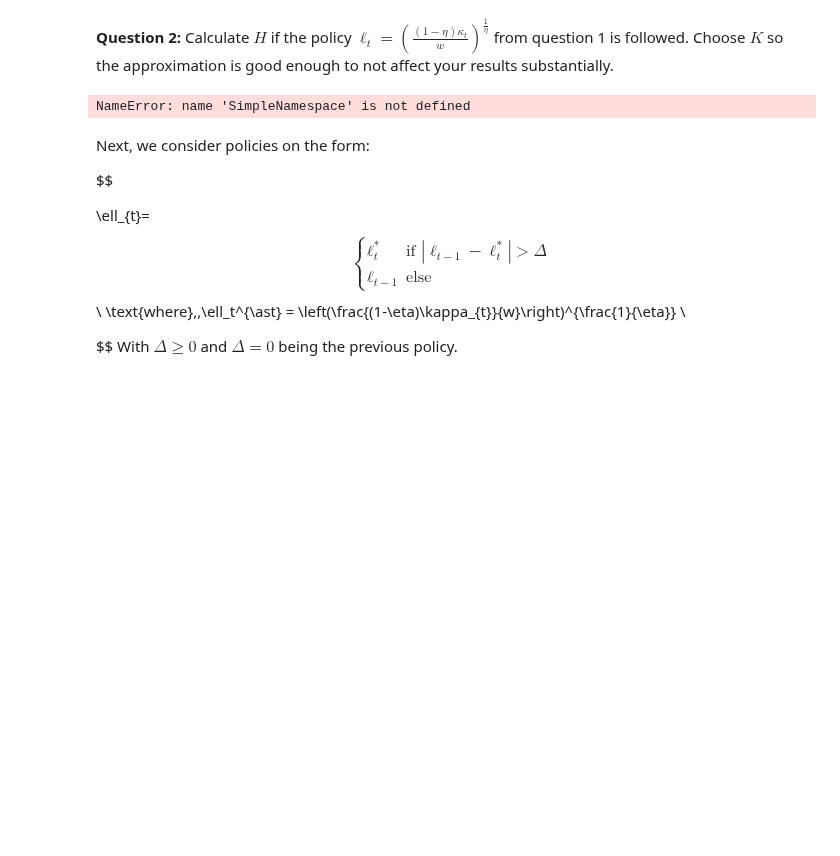
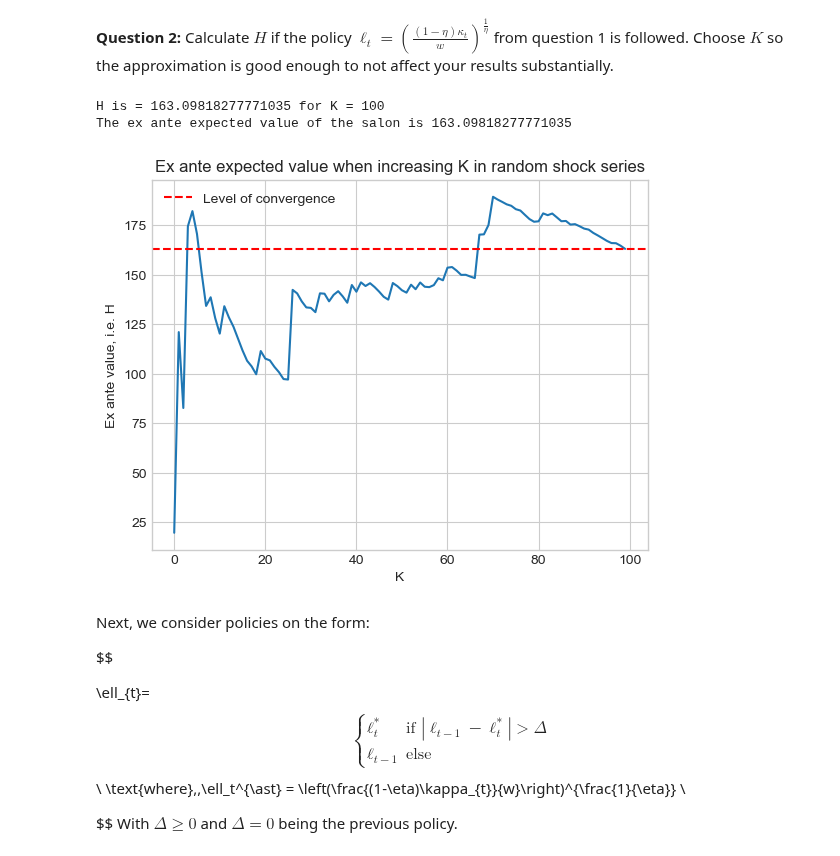
Before and after one commit to NumEconCopenhagen/projects-2023-bpr871, a Jupyter notebook: bpr871_eksamen/Q2-hjalte.ipynb, the cells around one changed output. Cells and saved outputs as stored; diff of their text form; code cells hidden in the pictures; blank space fills up the shorter version.

Commit message:
Plot q2.2

```diff
--- a/bpr871_eksamen/Q2-hjalte.ipynb
+++ b/bpr871_eksamen/Q2-hjalte.ipynb
@@ -272,30 +276,37 @@ Baseline parameters are:
 # %% [markdown]
 **Question 2:** Calculate $H$ if the policy  $\ell_{t}=\left(\frac{(1-\eta)\kappa_{t}}{w}\right)^{\frac{1}{\eta}}$ from question 1 is followed. Choose $K$ so the approximation is good enough to not affect your results substantially.
 # %%
+########## Question 2 final #######
+
 par = SimpleNamespace()
 par.sigma_epsilon = 0.1
 par.kappa_init = 1
 par.eta = 0.5
 par.w = 1.0
 par.rho = 0.9
 par.iota = 0.01
 par.r = 0.01
 par.T = 120
-par.delta = 0.0
-
-print(par)
-
-
+par.delta = 0.05
+par.K = 100
 
 from Q2 import *
-#K = range(100)
-K = 100
-H = calculate_H(K, par)
-print(H)
-#plt.plot(H)
-#plt.show()
+K = 10
+H, H_cum = calculate_H(par)
+print(f'The ex ante expected value of the salon is {H}')
+plt.plot(H_cum)
+plt.axhline(H, color='r', linestyle='--', label='Level of convergence')
+plt.xlabel('K')
+plt.ylabel('Ex ante value, i.e. H')
+plt.title('Ex ante expected value when increasing K in random shock series')
+plt.legend()
+plt.show()
+
+# optimal_delta(par)
 # %% [output]
-NameError: name 'SimpleNamespace' is not defined
+H is = 163.09818277771035 for K = 100
+The ex ante expected value of the salon is 163.09818277771035
+[figure, added]
 # %% [markdown]
 Next, we consider policies on the form:
 
```
Also changed, not shown: parts of 1 cell of this notebook.
